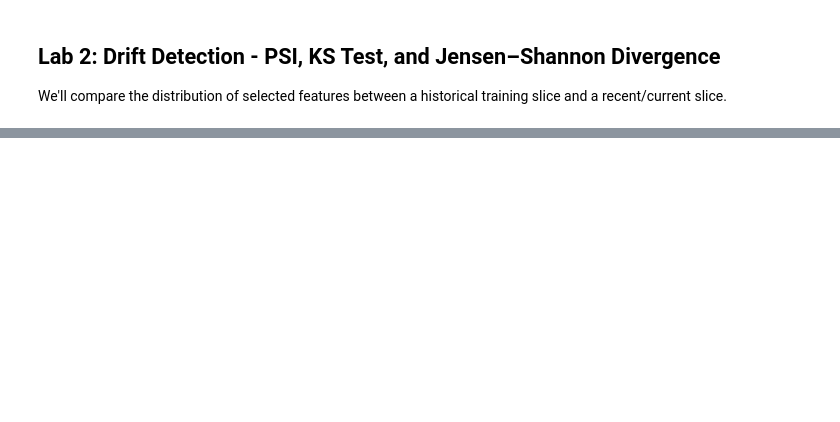
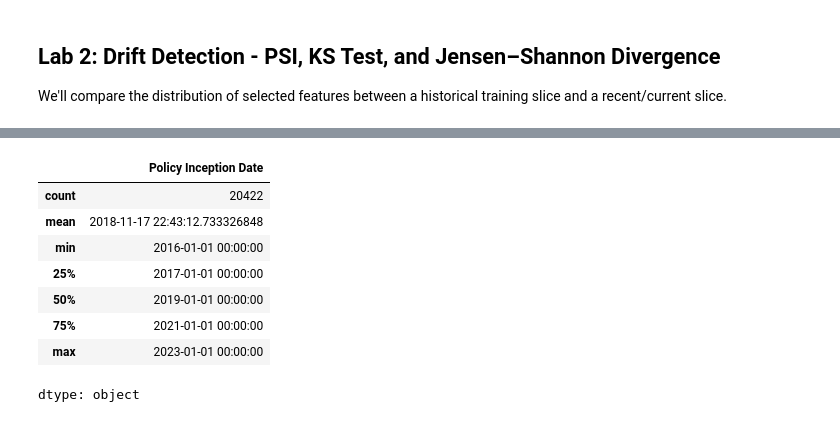
Before and after one commit to anshupandey/MSA-analytics, a Jupyter notebook: Model_Monitoring/Lab6_BeeRelevant_Model_Monitoring.ipynb, the cells around one changed output, grey strips where cells are left out. Saved outputs shown, nothing was run; the diff lists cells and outputs as text; code cells hidden in the pictures; blank space fills up the shorter version.

```diff
--- a/Model_Monitoring/Lab6_BeeRelevant_Model_Monitoring.ipynb
+++ b/Model_Monitoring/Lab6_BeeRelevant_Model_Monitoring.ipynb
@@ -26,0 +80,2 @@ We'll compare the distribution of selected features between a historical trainin
+# %%
+df.Vessel_Age.fillna(df.Vessel_Age.median(),inplace=True)
@@ -26,0 +89,4 @@ We'll compare the distribution of selected features between a historical trainin
+# %%
+# Drop rows with missing values
+df_clean = df.T.dropna().T
+df_clean.shape
@@ -26,0 +104,5 @@ We'll compare the distribution of selected features between a historical trainin
+# %%
+# Create a binary split assuming 'Policy Inception Date' defines time
+df_clean['Policy Inception Date'] = pd.to_datetime(df_clean['YearOfAccount'],format='%Y')
+cutoff_date = df_clean['Policy Inception Date'].quantile(0.5)
+cutoff_date
@@ -26,0 +111,12 @@ We'll compare the distribution of selected features between a historical trainin
+# %%
+df_clean['Policy Inception Date'].describe()
+# %% [output]
+|  | Policy Inception Date |
+| count | 20422 |
+| mean | 2018-11-17 22:43:12.733326848 |
+| min | 2016-01-01 00:00:00 |
+| 25% | 2017-01-01 00:00:00 |
+| 50% | 2019-01-01 00:00:00 |
+| 75% | 2021-01-01 00:00:00 |
+| max | 2023-01-01 00:00:00 |
+dtype: object
```
Also changed, not shown: parts of 11 cells of this notebook.
